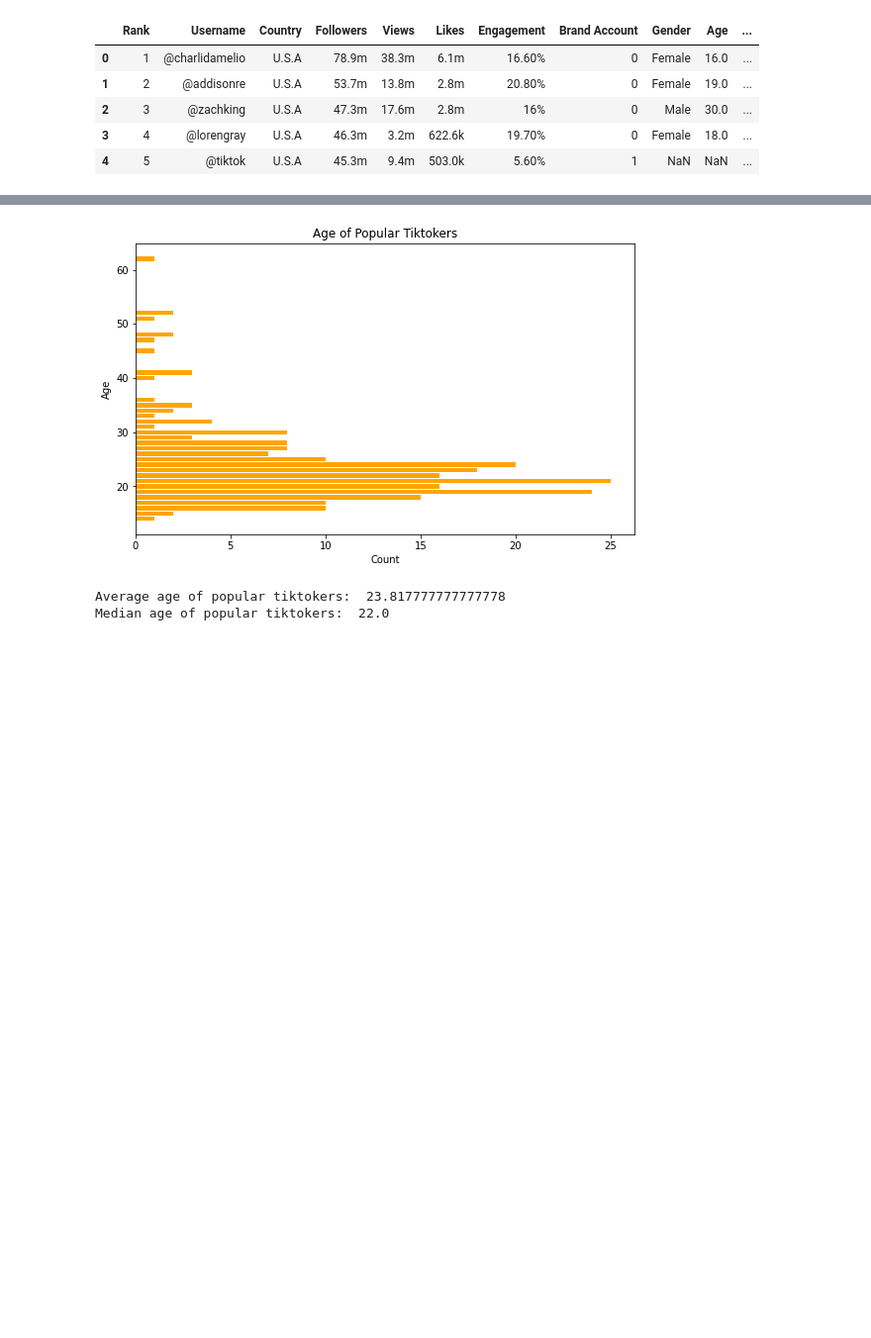
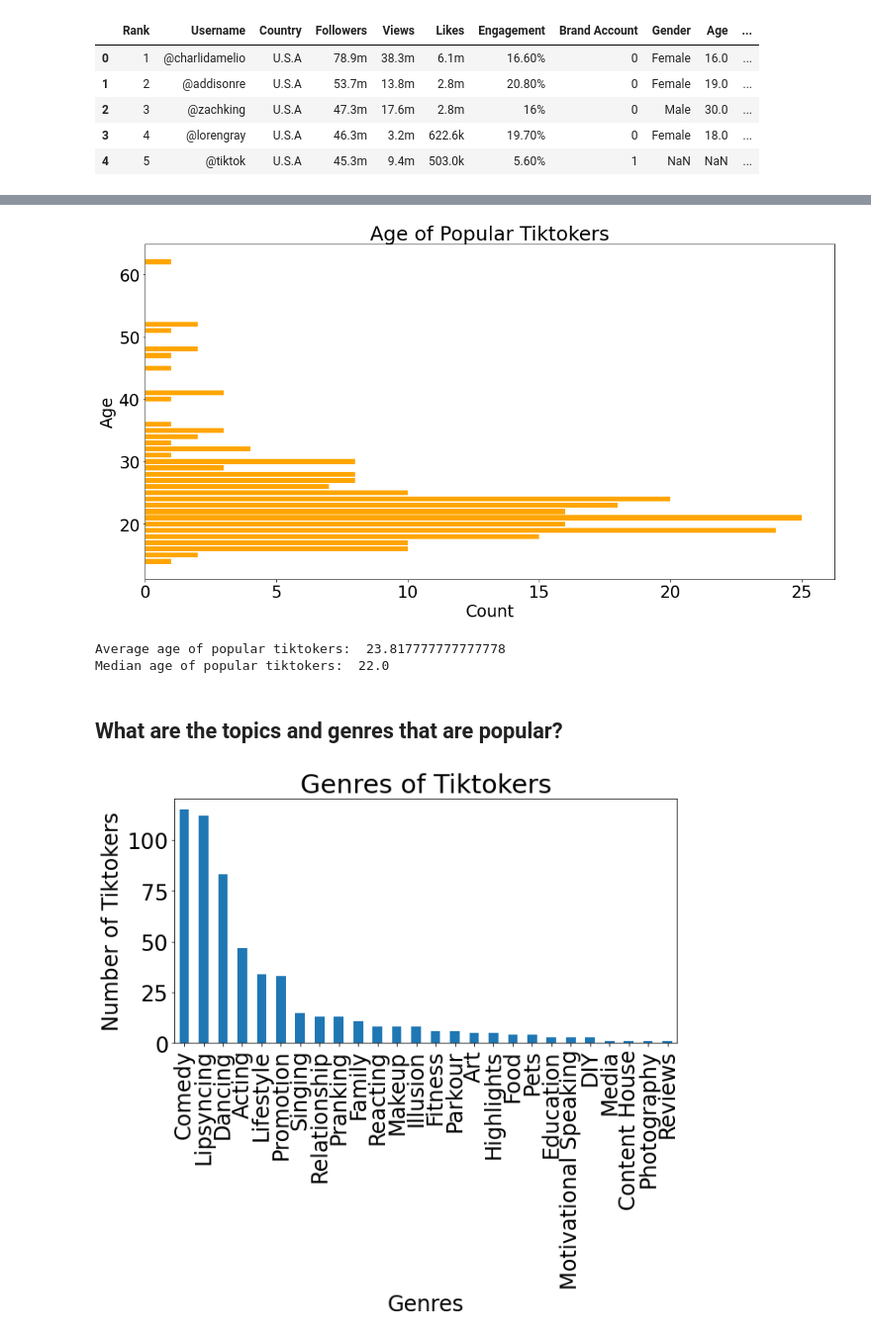
Before and after one commit to incalescence/open-data, a Jupyter notebook: tiktoksongs.ipynb, the cells around one changed output, grey strips where cells are left out. Shown at 99% size. Saved outputs shown, nothing was run; the diff lists cells and outputs as text; code cells hidden in the pictures; blank space fills up the shorter version.

```diff
--- a/tiktoksongs.ipynb
+++ b/tiktoksongs.ipynb
@@ -144,11 +151,28 @@ plt.xlabel('Count')
 plt.ylabel('Age')
 plt.subplots_adjust(bottom=0.2)
 plt.gcf().subplots_adjust(left=0.2)
+plt.rcParams.update({'font.size': 24})
 plt.show()
 
 print('Average age of popular tiktokers: ', tiktokers['Age'].mean())
 print('Median age of popular tiktokers: ', tiktokers['Age'].median())
 # %% [output]
-[figure, old version]
+[figure, new version]
 Average age of popular tiktokers:  23.817777777777778
 Median age of popular tiktokers:  22.0
+# %% [markdown]
+## What are the topics and genres that are popular?
+# %%
+# genre of tiktoks
+genres = tiktokers['Genre']
+genres = genres.str.split(',', expand=True)
+genres = genres.stack().str.strip().reset_index(level=1, drop=True).rename('Genres')
+genres_count = genres.value_counts()
+genres_count.plot(kind='bar', figsize=(10, 5))
+plt.rcParams.update({'font.size': 24})
+plt.title('Genres of Tiktokers')
+plt.ylabel('Number of Tiktokers')
+plt.xlabel('Genres')
+plt.show()
+# %% [output]
+[figure, added]
```
Also changed, not shown: parts of 18 cells of this notebook, 2 other files.
